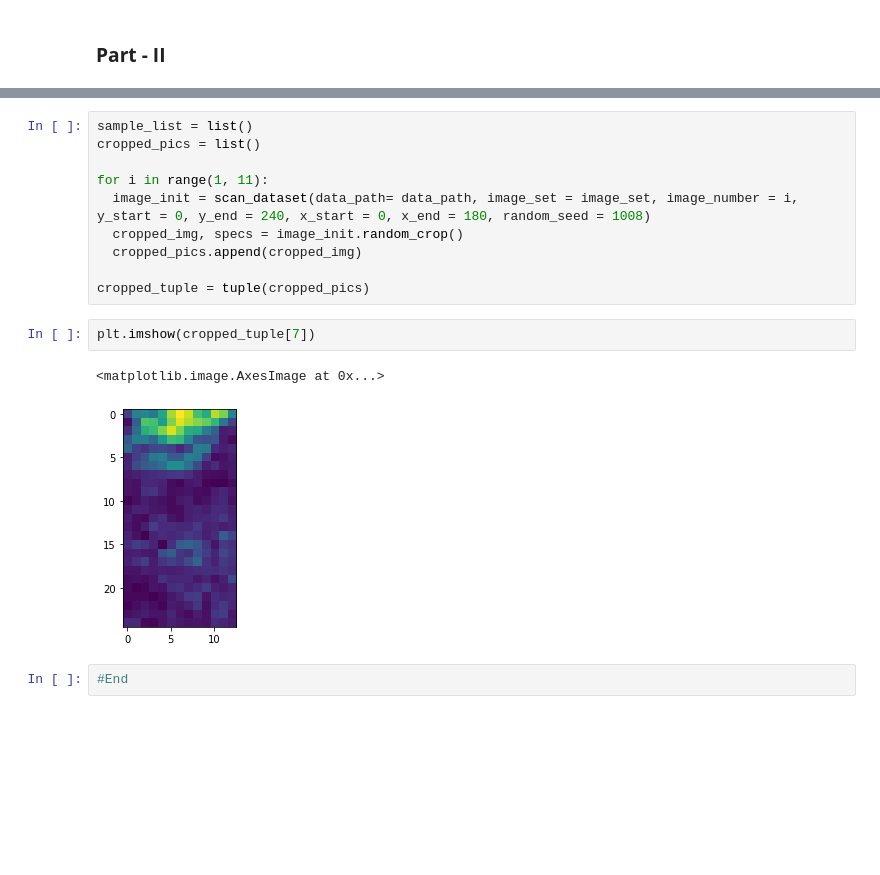
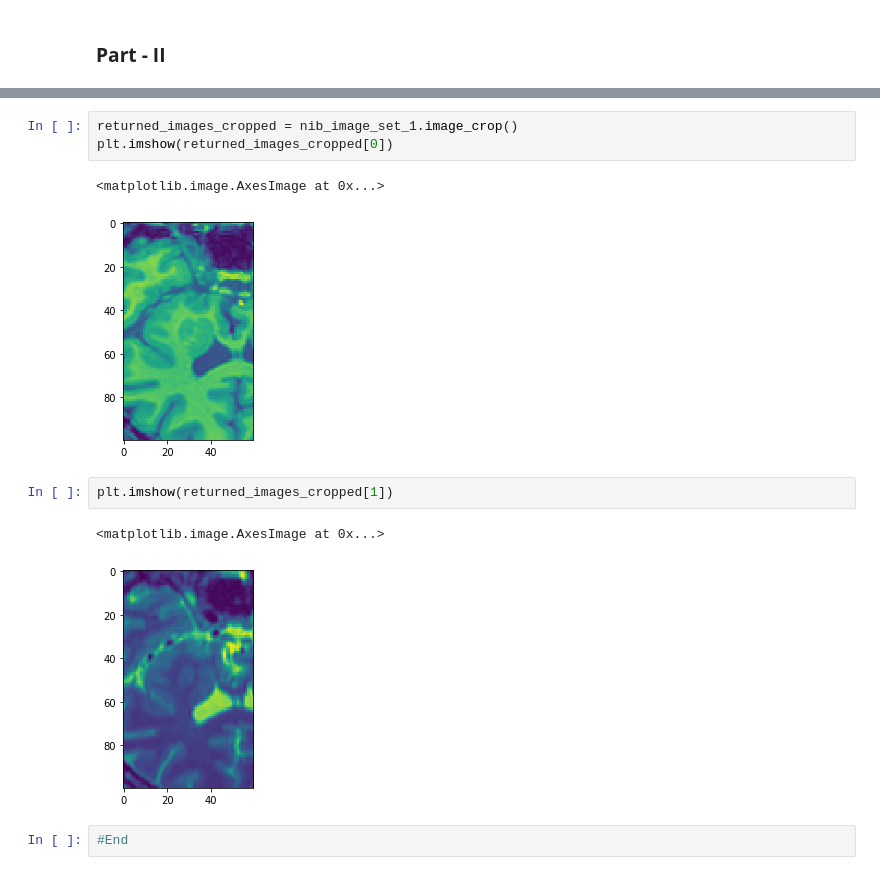
Before and after one commit to elogicaadith/ManningLP_CNN_W_PyTorch, a Jupyter notebook: 02_ManningLP_Week2.ipynb, the cells around one changed output, grey strips where cells are left out. Drawn from its saved outputs; the diff is of its cells as text; blank space fills up the shorter version.

```diff
--- a/02_ManningLP_Week2.ipynb
+++ b/02_ManningLP_Week2.ipynb
@@ -118,17 +152,13 @@ plt.imshow(dataset_1.__getitem__())
-# %%
-sample_list = list()
-cropped_pics = list()
-
-for i in range(1, 11):
-  image_init = scan_dataset(data_path= data_path, image_set = image_set, image_number = i, y_start = 0, y_end = 240, x_start = 0, x_end = 180, random_seed = 1008)
-  cropped_img, specs = image_init.random_crop()
-  cropped_pics.append(cropped_img)
-
-cropped_tuple = tuple(cropped_pics)
+# %%
+returned_images_cropped = nib_image_set_1.image_crop()
+plt.imshow(returned_images_cropped[0])
+# %% [output]
+<matplotlib.image.AxesImage at 0x...>
+[figure, added]
 # %%
-plt.imshow(cropped_tuple[7])
+plt.imshow(returned_images_cropped[1])
 # %% [output]
 <matplotlib.image.AxesImage at 0x...>
-[figure, old version]
+[figure, new version]
 # %%
 #End
```
Also changed, not shown: parts of 9 cells of this notebook.
